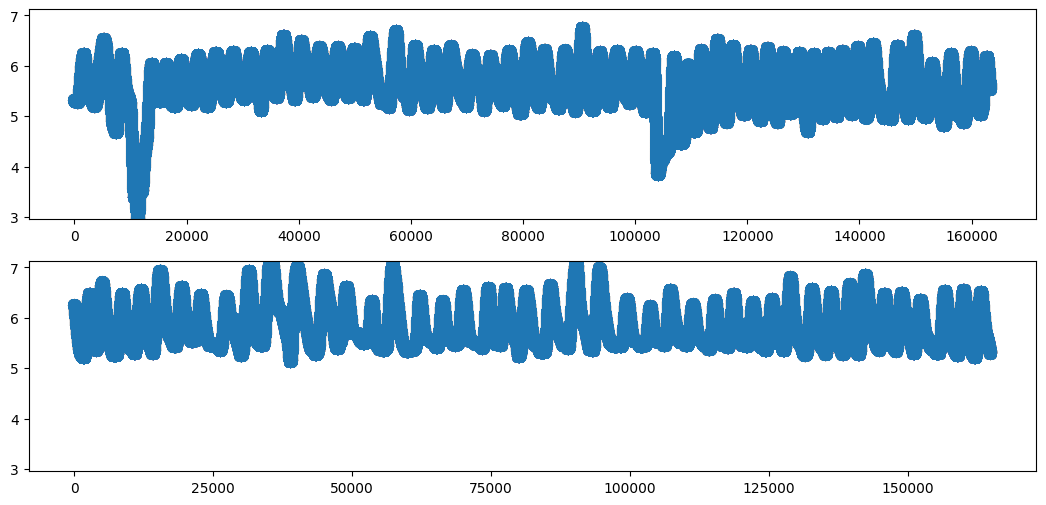
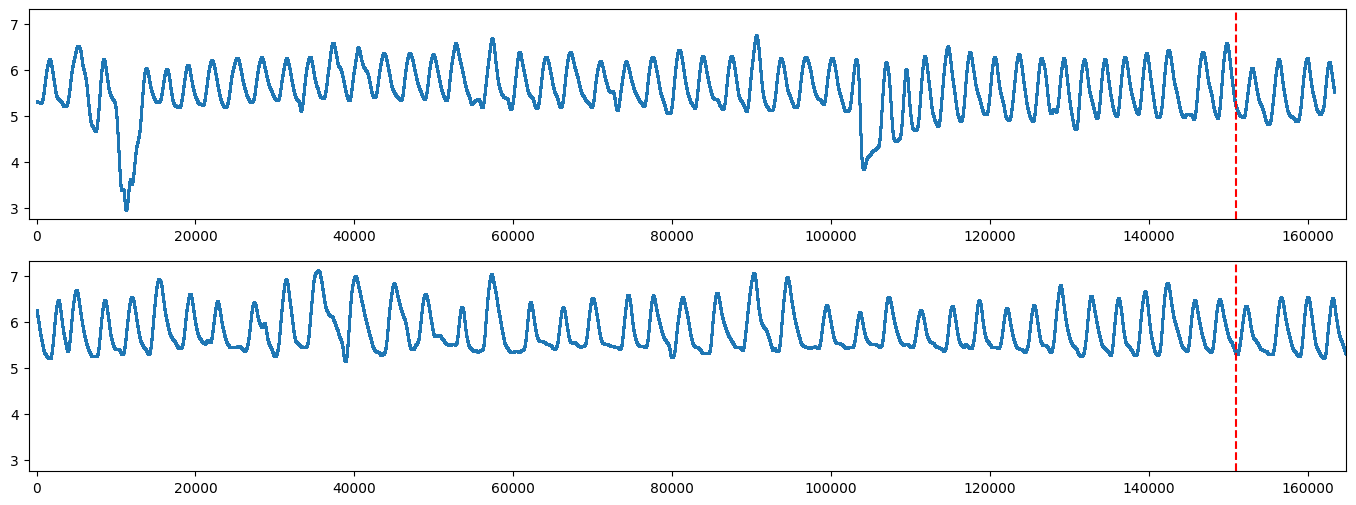
The change to this notebook cell's code, shown as a diff; its figure went from the first image to the second:
--- before
+++ after
@@ -1,14 +1,19 @@
-ymin = min(arr1rsp.min(), arr2rsp.min())
-ymax = max(arr1rsp.max(), arr2rsp.max())
+ymin = min(arr1rsp.min(), arr2rsp.min()) - 0.2
+ymax = max(arr1rsp.max(), arr2rsp.max()) +0.2
 
-plt.figure(figsize=(13, 6))
+plt.figure(figsize=(17, 6))
 
 plt.subplot(2, 1, 1)
-plt.scatter(arr1timeMS, arr1rsp, s=70)
+plt.scatter(arr1timeMS, arr1rsp, s=1)
 plt.ylim(ymin, ymax)
+plt.xlim(-1000, max(arr1timeMS.max(), arr2timeMS.max()))
+plt.axvline(x=151000, color='r', linestyle='--')
+
 
 plt.subplot(2, 1, 2)
-plt.scatter(arr2timeMS, arr2rsp, s=70)
+plt.scatter(arr2timeMS, arr2rsp, s=1)
 plt.ylim(ymin, ymax)
+plt.xlim(-1000, max(arr1timeMS.max(), arr2timeMS.max()))
+plt.axvline(x=151000, color='r', linestyle='--')
 
 plt.show()

Commit: plot 1 works